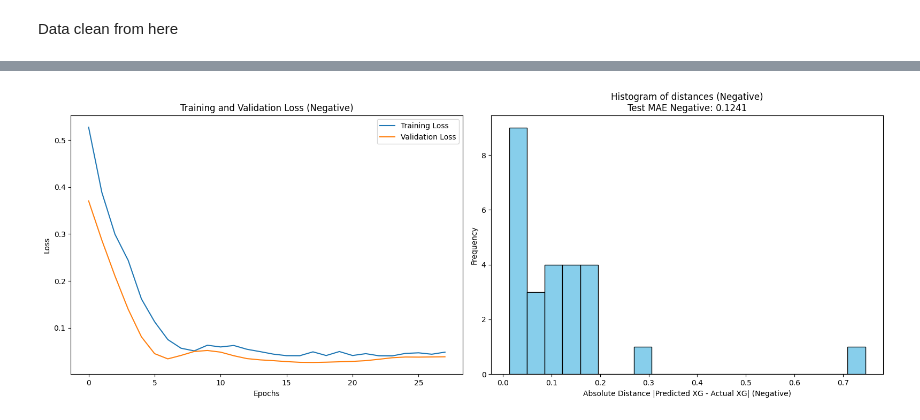
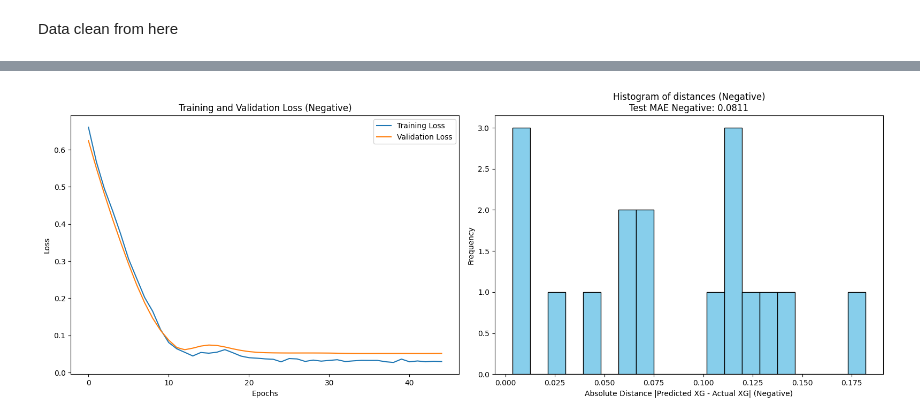
Before and after one commit to adiguzeldeniz/ekip_makine, a Jupyter notebook: RNN_to_sequence_by_number.ipynb, the cells around one changed output, grey strips where cells are left out. Saved outputs shown, nothing was run; the diff lists cells and outputs as text; code cells hidden in the pictures.

```diff
--- a/RNN_to_sequence_by_number.ipynb
+++ b/RNN_to_sequence_by_number.ipynb
@@ -187,5 +190,5 @@ print(tXG_all.shape)
 # %%
-cols_to_drop = [col for col in tXG_all.columns if ('speed' in col or 'ball' in col or 'Time' in col  or 'Half' in col)]
+cols_to_drop = [col for col in tXG_all.columns if ('speed' in col or 'Time' in col  or 'Half' in col)]
 #cols_to_drop += [col for col in tXG_all.columns if '11'  in col]
 tXG_all = tXG_all.drop(columns=cols_to_drop)
 shot = 0
@@ -273,34 +276,30 @@ Shape of train_X_padded: (284, 30, 34)
 Shape of train_y: (284,)
 # %%
-X_train, X_test, y_train, y_test = train_test_split(train_X_padded, train_y, test_size=0.2, random_state=42)
-X_train_positive = X_train[y_train > 0]
-X_train_negative = X_train[y_train <= 0]
+X_train_padded_negative = train_X_padded[train_y <= 0]
+X_train_padded_positive = train_X_padded[train_y > 0]
+train_y_negative = train_y[train_y <= 0]
+train_y_positive = train_y[train_y > 0]
 
-y_train_positive = y_train[y_train > 0]
-y_train_negative = y_train[y_train <= 0]
-
-X_test_positive = X_test[y_test > 0]
-X_test_negative = X_test[y_test <= 0]
-
-y_test_positive = y_test[y_test > 0]
-y_test_negative = y_test[y_test <= 0]
+# Splitting the data into training and testing sets
+X_train_positive, X_test_positive, y_train_positive, y_test_positive = train_test_split(X_train_padded_positive, train_y_positive, test_size=0.15, random_state=42)
+X_train_negative, X_test_negative, y_train_negative, y_test_negative = train_test_split(X_train_padded_negative, train_y_negative, test_size=0.15, random_state=42)
 # %% [markdown]
 Data clean from here
 # %%
 inputs = Input(shape=(maxlen, num_features))
 x = Masking(mask_value=-100.0)(inputs)
-x = GRU(128, return_sequences=True)(x)
-x = Dropout(0.2)(x)
-x = LSTM(128, return_sequences=False)(x)
-x = Dropout(0.2)(x)
+x = GRU(64, return_sequences=True)(x)
+x = Dropout(0.1)(x)
+x = LSTM(64, return_sequences=False)(x)
+x = Dropout(0.1)(x)
 x = Dense(64, activation='relu')(x)
-x = Dropout(0.2)(x)
+x = Dropout(0.1)(x)
 x = Dense(32, activation='relu')(x)
 x = Dense(16, activation='sigmoid')(x)
-outputs = Dense(1, activation='sigmoid')(x)
+outputs = Dense(1, activation='linear')(x)
 
 model_positive = Model(inputs, outputs)
-model_positive.compile(optimizer=Adam(learning_rate=0.001), loss='mean_squared_error', metrics=['mae'])
+model_positive.compile(optimizer=Adam(learning_rate=0.0005), loss='mean_squared_error', metrics=['mae'])
 
 model_positive.fit(
     X_train_positive, y_train_positive,
@@ -429,12 +428,12 @@ inputs_negative = Input(shape=(maxlen, num_features))
 
 nputs_negative = Input(shape=(maxlen, num_features))
 x_neg = Masking(mask_value=-100.0)(inputs_negative)
-x_neg = GRU(128, return_sequences=True)(x_neg)
-x_neg = Dropout(0.2)(x_neg)
-x_neg = LSTM(128, return_sequences=False)(x_neg)
-x_neg = Dropout(0.2)(x_neg)
+x_neg = GRU(64, return_sequences=True)(x_neg)
+x_neg = Dropout(0.1)(x_neg)
+x_neg = LSTM(64, return_sequences=False)(x_neg)
+x_neg = Dropout(0.1)(x_neg)
 x_neg = Dense(64, activation='relu')(x_neg)
-x_neg = Dropout(0.2)(x_neg)
+x_neg = Dropout(0.1)(x_neg)
 x_neg = Dense(32, activation='relu')(x_neg)
 x_neg = Dense(16, activation='sigmoid')(x_neg)
 outputs_negative = Dense(1, activation=None)(x_neg)  # output lineare
@@ -488,2 +487,2 @@ Test Loss (negative): 0.035624124109745026, Test MAE (negative): 0.1241411641240
-[figure, old version]
+[figure, new version]
 # %%
```
Also changed, not shown: parts of 12 cells of this notebook, 1 other file.
